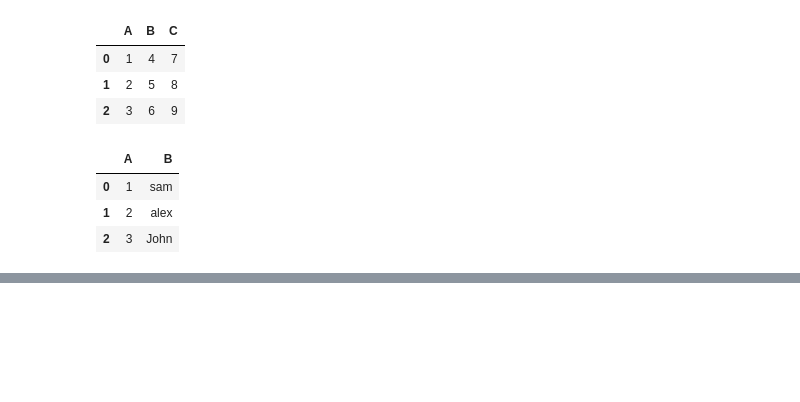
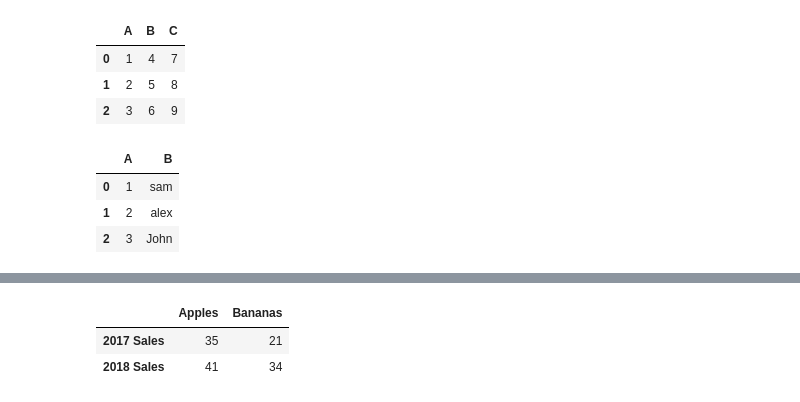
Before and after one commit to Mkrtich87/Pandas, a Jupyter notebook: Different ways to create DataFrame.ipynb, the cells around one changed output, grey strips where cells are left out. Cells and saved outputs as stored; diff of their text form; code cells hidden in the pictures; blank space fills up the shorter version.

```diff
--- a/Different ways to create DataFrame.ipynb
+++ b/Different ways to create DataFrame.ipynb
@@ -50,3 +50,12 @@ df3
 10000 rows × 4 columns
 # %%
 df3.to_csv("random_numbers.csv", index=False, float_format="%0.4f")
+# %%
+# Your code goes here. Create a dataframe matching the above diagram and assign it to the variable fruit_sales.
+fruit_sales = pd.DataFrame(data= {"Apples": [35,41], "Bananas": [21, 34]}, index = (["2017 Sales", "2018 Sales"]))
+# Check your answer
+fruit_sales
+# %% [output]
+|  | Apples | Bananas |
+| 2017 Sales | 35 | 21 |
+| 2018 Sales | 41 | 34 |
```
Also changed, not shown: parts of 2 cells of this notebook, 4 other files.
